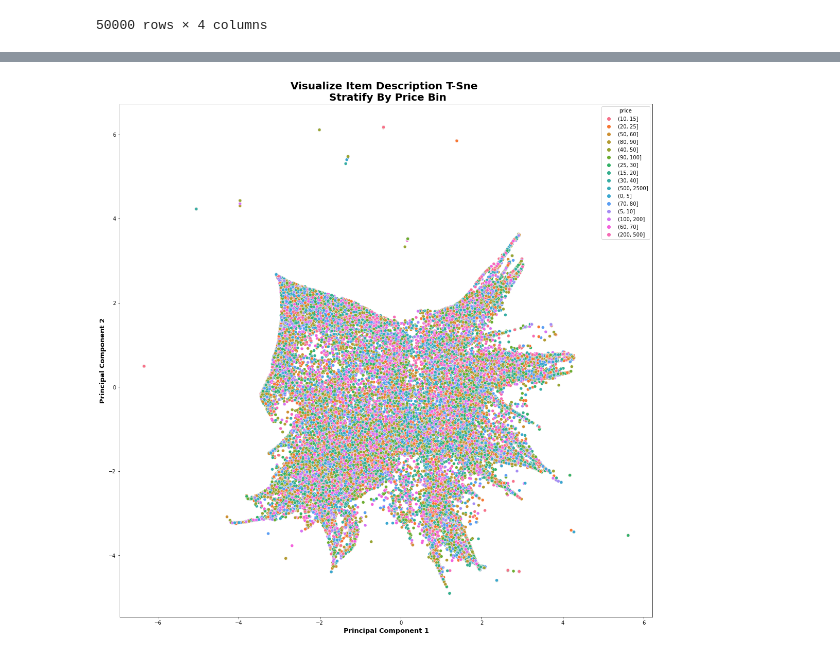
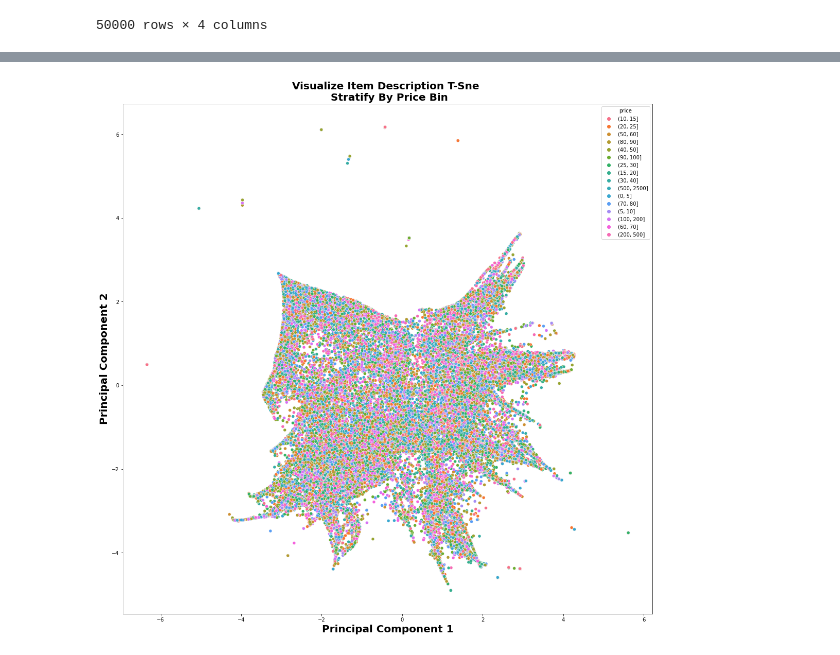
Before and after one commit to DSEI21000-S21/project-product-price-prediction, a Jupyter notebook: experiment/feature_extraction/FeatureExtraction_ItemDescription_Zhiying_M2E1.ipynb, the cells around one changed output, grey strips where cells are left out. Drawn from its saved outputs; the diff is of its cells as text; code cells hidden in the pictures.

```diff
--- a/experiment/feature_extraction/FeatureExtraction_ItemDescription_Zhiying_M2E1.ipynb
+++ b/experiment/feature_extraction/FeatureExtraction_ItemDescription_Zhiying_M2E1.ipynb
@@ -202,13 +216,13 @@ plt.show()
 # %%
 
 sns.scatterplot(data=vis_df, x='x', y='y', hue='price')
 
 plt.title("Visualize Item description t-SNE \n stratify by price bin".title(), fontweight = "bold", fontsize = 20)
 
-plt.xlabel("principal component 1".title(), fontweight = "bold", fontsize = 13)
+plt.xlabel("principal component 1".title(), fontweight = "bold", fontsize = 20)
 
-plt.ylabel("principal component 2".title(), fontweight = "bold", fontsize = 13)
+plt.ylabel("principal component 2".title(), fontweight = "bold", fontsize = 20)
 
 plt.show()
 # %% [output]
-[figure, old version]
+[figure, new version]
```
Also changed, not shown: parts of 5 cells of this notebook.
